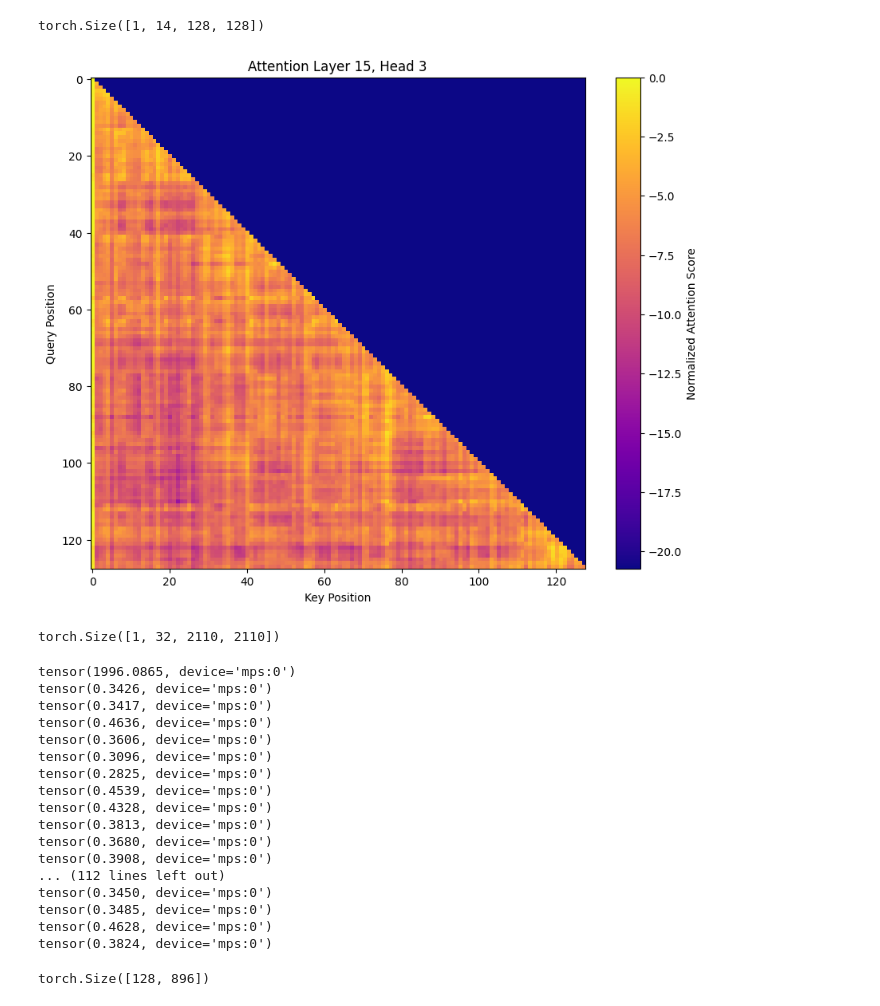
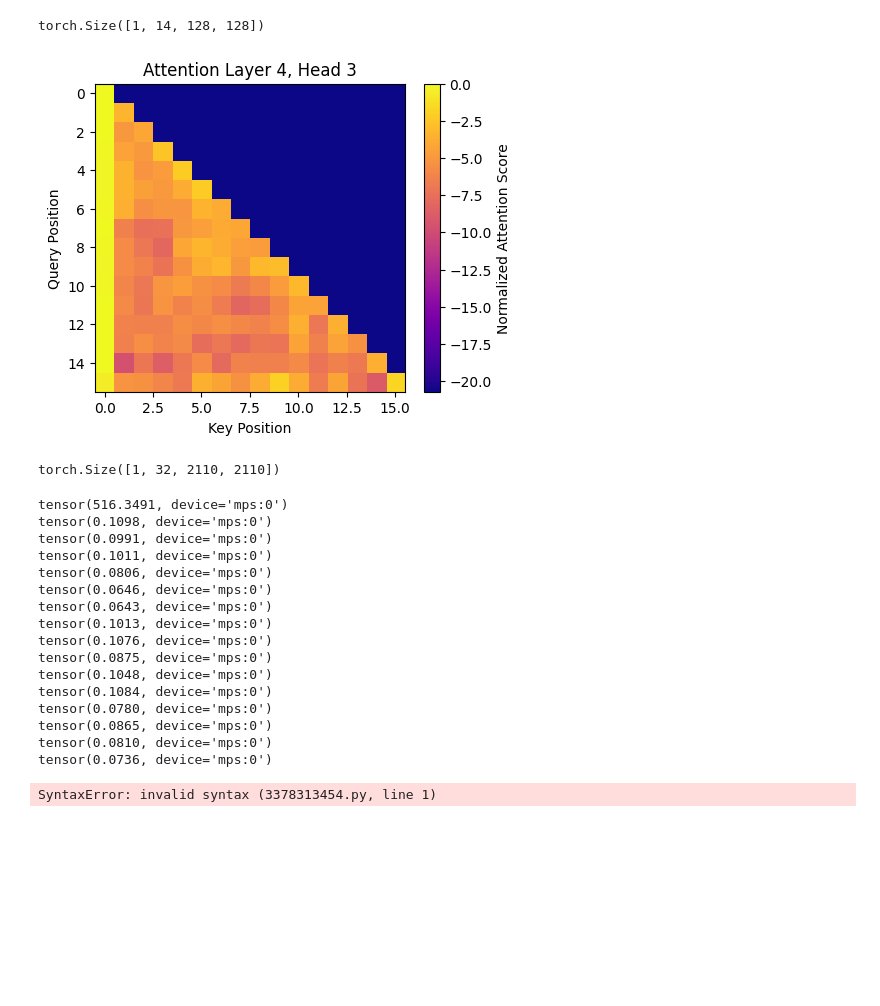
Before and after one commit to Fzkuji/better-nanoGPT, a Jupyter notebook: notebooks/visualization_attention_mask.ipynb, the cells around one changed output. Drawn from its saved outputs; the diff is of its cells as text; code cells hidden in the pictures; blank space fills up the shorter version.

```diff
--- a/notebooks/visualization_attention_mask.ipynb
+++ b/notebooks/visualization_attention_mask.ipynb
@@ -23,14 +23,14 @@ device = "cuda" if torch.cuda.is_available() else "mps"
 # 加载模型和 tokenizer
 model, tokenizer = load_model_and_tokenizer(model_name, device)
 
-model.config.sliding_window = 1024
+# model.config.sliding_window = 1024
 # %% [output]
 Loading model: Qwen/Qwen2-0.5B-Instruct
 # %%
 # 加载和分词输入
 dataset = load_dataset("emozilla/pg19", split="test", trust_remote_code=True)
 text = dataset[0]["text"]  # 仅取前 16384 个字符
-input_ids = tokenizer(text, return_tensors="pt", max_length=129, truncation=True).input_ids
+input_ids = tokenizer(text, return_tensors="pt", max_length=16, truncation=True).input_ids
 # %%
 input_ids = input_ids[:, 1:]
 # %%
@@ -80,7 +80,7 @@ def visualize_attention_scores(
     """
     可视化 Transformer 注意力分数矩阵。
     """
-    plt.figure(figsize=(10, 8))
+    plt.figure(figsize=(5, 4))
     attention_matrix = attention_scores[layer_idx][0, head_idx, :seq_len, :seq_len].cpu()
 
     # 标准化注意力分数
@@ -127,18 +127,18 @@ def visualize_attention_scores(
 # %%
 
 attention_scores = output["attentions"]
 
 # 保存或可视化
-layer_idx = 14  # 可视化第几层
+layer_idx = 3  # 可视化第几层
 head_idx = 2   # 可视化第几个注意力头
 seq_len = 8192  # 只显示前 1024 长度的分数（避免图太大）
 visualize_attention_scores(attention_scores, layer_idx, head_idx, seq_len, output_file="attention_layer_1_head_1.png")
 
 # # 保存完整注意力分数到文件
 # torch.save(attention_scores, "attention_scores.pt")
 # print("Attention scores saved to 'attention_scores.pt'")
 # %% [output]
-[figure, old version]
+[figure, new version]
 # %%
 print(output["attentions"][0].shape)
 # %% [output]
@@ -146,7 +146,7 @@ torch.Size([1, 32, 2110, 2110])
 # %%
 # 计算hidden_states特定token的方差
 
-layer_idx = 14  # 可视化第几层
+layer_idx = 3  # 可视化第几层
 head_idx = 2   # 可视化第几个注意力头
 
 # 提取特定 token 的隐藏状态
@@ -157,24 +157,22 @@ for i in range(hidden_states.shape[1]):
     variance = torch.var(hidden_states[:, i, :])
     print(variance)
 # %% [output]
-tensor(1996.0865, device='mps:0')
-tensor(0.3426, device='mps:0')
-tensor(0.3417, device='mps:0')
-tensor(0.4636, device='mps:0')
-tensor(0.3606, device='mps:0')
-tensor(0.3096, device='mps:0')
-tensor(0.2825, device='mps:0')
-tensor(0.4539, device='mps:0')
-tensor(0.4328, device='mps:0')
-tensor(0.3813, device='mps:0')
-tensor(0.3680, device='mps:0')
-tensor(0.3908, device='mps:0')
-... (112 lines left out)
-tensor(0.3450, device='mps:0')
-tensor(0.3485, device='mps:0')
-tensor(0.4628, device='mps:0')
-tensor(0.3824, device='mps:0')
+tensor(516.3491, device='mps:0')
+tensor(0.1098, device='mps:0')
+tensor(0.0991, device='mps:0')
+tensor(0.1011, device='mps:0')
+tensor(0.0806, device='mps:0')
+tensor(0.0646, device='mps:0')
+tensor(0.0643, device='mps:0')
+tensor(0.1013, device='mps:0')
+tensor(0.1076, device='mps:0')
+tensor(0.0875, device='mps:0')
+tensor(0.1048, device='mps:0')
+tensor(0.1084, device='mps:0')
+tensor(0.0780, device='mps:0')
+tensor(0.0865, device='mps:0')
+tensor(0.0810, device='mps:0')
+tensor(0.0736, device='mps:0')
 # %%
-print(output["hidden_states"][layer_idx][0, :, (head_idx-1)*:head_idx].shape)
 # %% [output]
-torch.Size([128, 896])
+SyntaxError: invalid syntax (3378313454.py, line 1)
```
Also changed, not shown: parts of 3 cells of this notebook, 3 other files.
